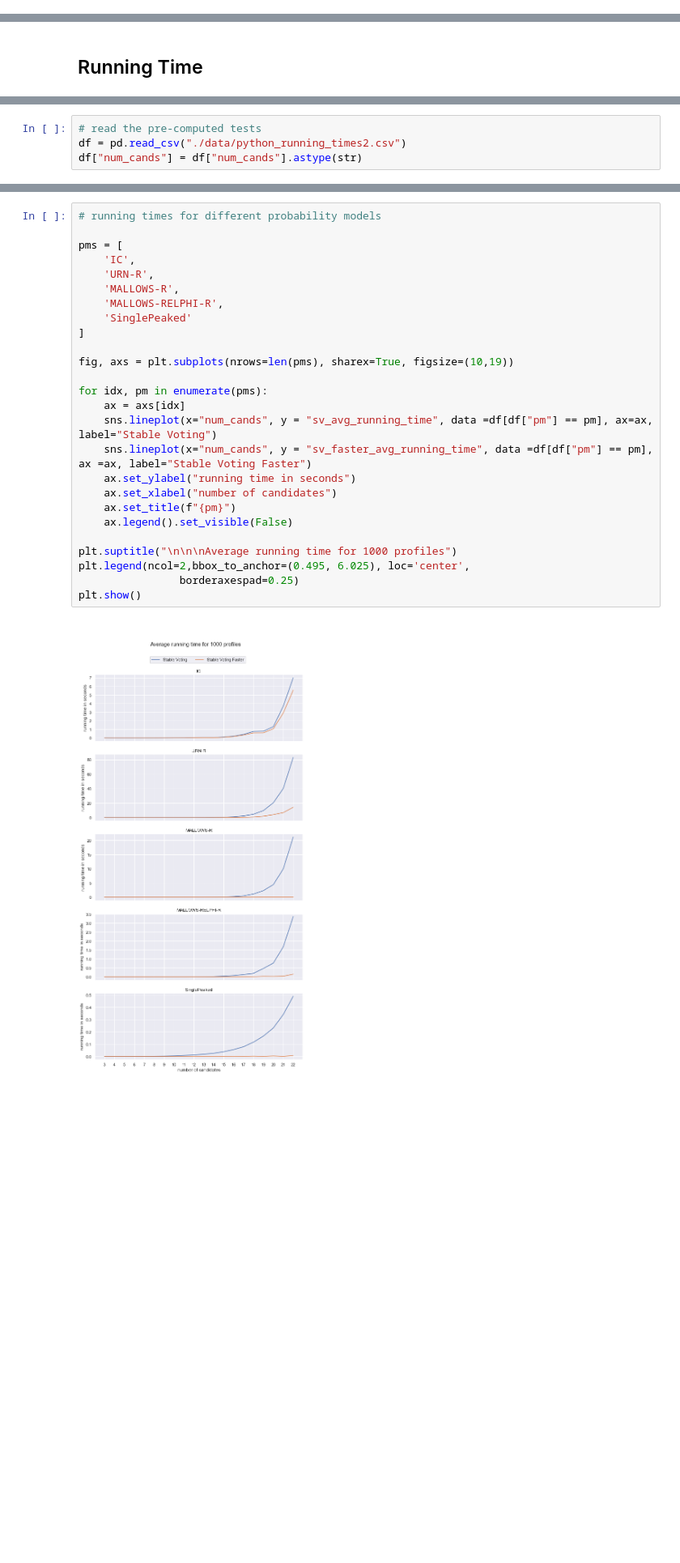
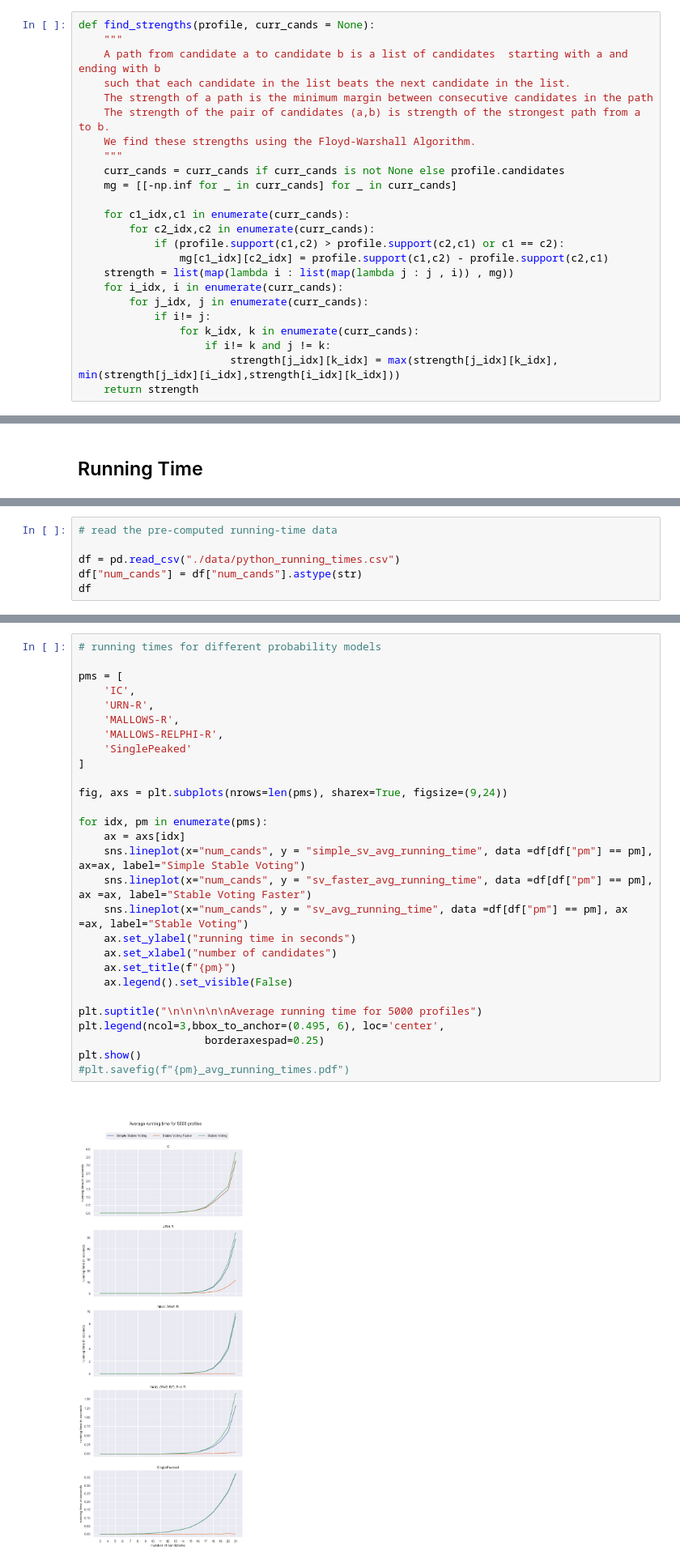
Before and after one commit to epacuit/stablevoting, a Jupyter notebook: 03-StableVoting.ipynb, the cells around one changed output, grey strips where cells are left out. Shown at 81% size. Cells and saved outputs as stored; diff of their text form; blank space fills up the shorter version.

Commit message:
distinguish between simple SV and SV

```diff
--- a/03-StableVoting.ipynb
+++ b/03-StableVoting.ipynb
@@ -84,0 +94,24 @@ def stable_voting(profile):
+# %%
+def find_strengths(profile, curr_cands = None):
+    """
+    A path from candidate a to candidate b is a list of candidates  starting with a and ending with b
+    such that each candidate in the list beats the next candidate in the list.
+    The strength of a path is the minimum margin between consecutive candidates in the path
+    The strength of the pair of candidates (a,b) is strength of the strongest path from a to b.
+    We find these strengths using the Floyd-Warshall Algorithm.
+    """
+    curr_cands = curr_cands if curr_cands is not None else profile.candidates
+    mg = [[-np.inf for _ in curr_cands] for _ in curr_cands]
+
+    for c1_idx,c1 in enumerate(curr_cands):
+        for c2_idx,c2 in enumerate(curr_cands):
+            if (profile.support(c1,c2) > profile.support(c2,c1) or c1 == c2):
+                mg[c1_idx][c2_idx] = profile.support(c1,c2) - profile.support(c2,c1)
+    strength = list(map(lambda i : list(map(lambda j : j , i)) , mg))
+    for i_idx, i in enumerate(curr_cands):
+        for j_idx, j in enumerate(curr_cands):
+            if i!= j:
+                for k_idx, k in enumerate(curr_cands):
+                    if i!= k and j != k:
+                        strength[j_idx][k_idx] = max(strength[j_idx][k_idx], min(strength[j_idx][i_idx],strength[i_idx][k_idx]))
+    return strength
@@ -478,4 +663,6 @@ if not SKIP_TEST:
 # %%
-# read the pre-computed tests
-df = pd.read_csv("./data/python_running_times2.csv")
+# read the pre-computed running-time data
+
+df = pd.read_csv("./data/python_running_times.csv")
 df["num_cands"] = df["num_cands"].astype(str)
+df
@@ -482,31 +683,33 @@ df["num_cands"] = df["num_cands"].astype(str)
 # %%
 # running times for different probability models
 
 pms = [
     'IC',
     'URN-R',
     'MALLOWS-R',
     'MALLOWS-RELPHI-R',
     'SinglePeaked'
 ]
 
-fig, axs = plt.subplots(nrows=len(pms), sharex=True, figsize=(10,19))
+fig, axs = plt.subplots(nrows=len(pms), sharex=True, figsize=(9,24))
 
 for idx, pm in enumerate(pms):
     ax = axs[idx]
-    sns.lineplot(x="num_cands", y = "sv_avg_running_time", data =df[df["pm"] == pm], ax=ax, label="Stable Voting")
+    sns.lineplot(x="num_cands", y = "simple_sv_avg_running_time", data =df[df["pm"] == pm], ax=ax, label="Simple Stable Voting")
     sns.lineplot(x="num_cands", y = "sv_faster_avg_running_time", data =df[df["pm"] == pm], ax =ax, label="Stable Voting Faster")
+    sns.lineplot(x="num_cands", y = "sv_avg_running_time", data =df[df["pm"] == pm], ax =ax, label="Stable Voting")
     ax.set_ylabel("running time in seconds")
     ax.set_xlabel("number of candidates")
     ax.set_title(f"{pm}")
     ax.legend().set_visible(False)
 
-plt.suptitle("\n\n\nAverage running time for 1000 profiles")
-plt.legend(ncol=2,bbox_to_anchor=(0.495, 6.025), loc='center',
-                borderaxespad=0.25)
+plt.suptitle("\n\n\n\n\nAverage running time for 5000 profiles")
+plt.legend(ncol=3,bbox_to_anchor=(0.495, 6), loc='center',
+                    borderaxespad=0.25)
 plt.show()
+#plt.savefig(f"{pm}_avg_running_times.pdf")
 # %% [output]
-[figure, old version]
+[figure, new version]
 # %%
 # data for producing boxen plots of the running times
 
```
Also changed, not shown: parts of 22 cells of this notebook, 9 other files.
